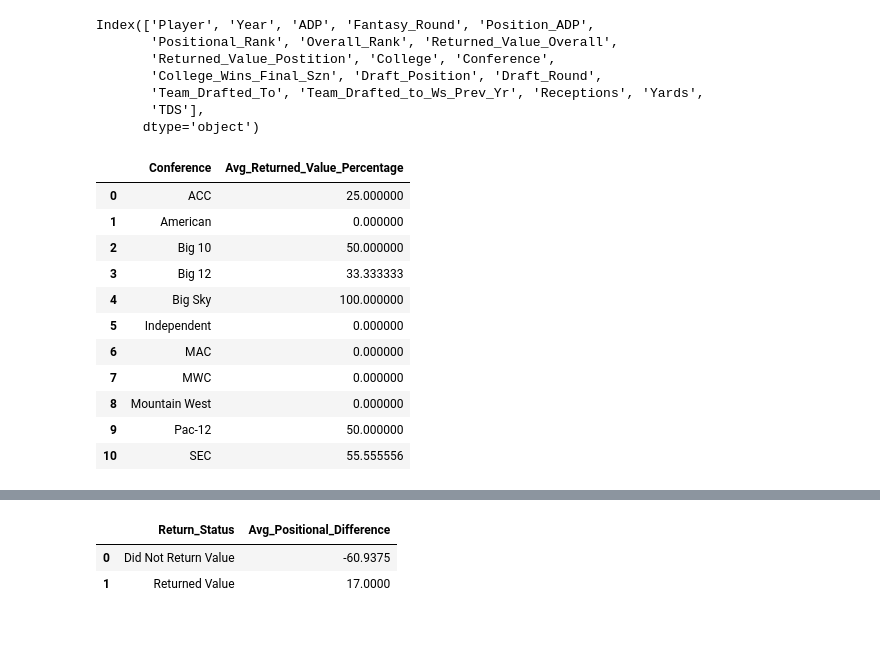
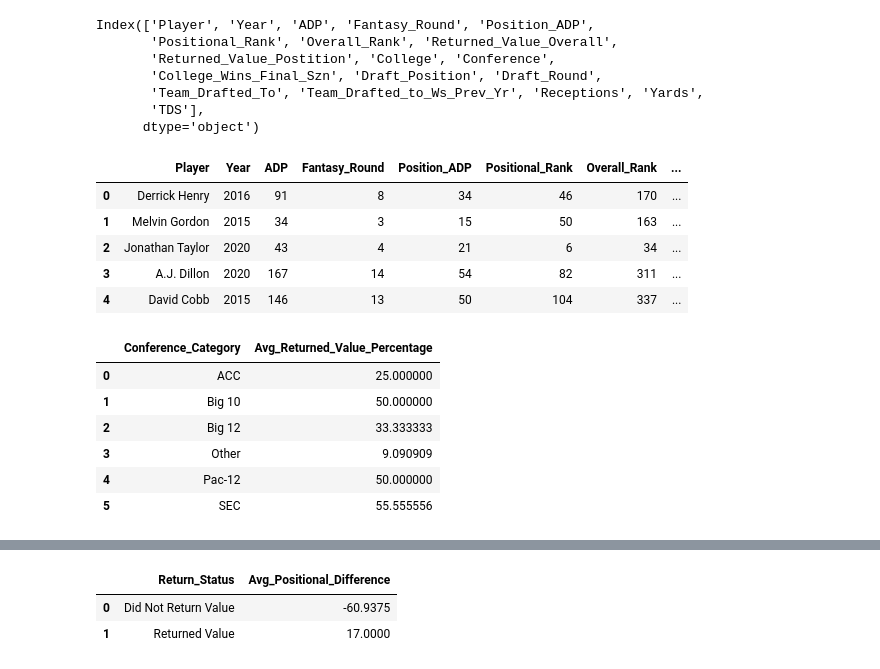
Before and after one commit to azimmer99/cse314a-project-material, a Jupyter notebook: Project_Work.ipynb, the cells around one changed output, grey strips where cells are left out. Drawn from its saved outputs; the diff is of its cells as text; code cells hidden in the pictures; blank space fills up the shorter version.

```diff
--- a/Project_Work.ipynb
+++ b/Project_Work.ipynb
@@ -17,28 +25,58 @@ Index(['Player', 'Year', 'ADP', 'Fantasy_Round', 'Position_ADP',
        'Team_Drafted_To', 'Team_Drafted_to_Ws_Prev_Yr', 'Receptions', 'Yards',
        'TDS'],
       dtype='object')
+# %%
+query = """
+SELECT
+    Player, Year, ADP, Fantasy_Round, Position_ADP, Positional_Rank,
+    Overall_Rank, Returned_Value_Overall, Returned_Value_Postition,
+    College, Conference, College_Wins_Final_Szn, Draft_Position,
+    Draft_Round, Team_Drafted_To, Team_Drafted_to_Ws_Prev_Yr,
+    Yards, TDS,
+    Carries AS Specific_Metric
+FROM rb_data
+UNION ALL
+SELECT
+    Player, Year, ADP, Fantasy_Round, Position_ADP, Positional_Rank,
+    Overall_Rank, Returned_Value_Overall, Returned_Value_Postition,
+    College, Conference, College_Wins_Final_Szn, Draft_Position,
+    Draft_Round, Team_Drafted_To, Team_Drafted_to_Ws_Prev_Yr,
+    Yards, TDS,
+    Receptions AS Specific_Metric
+FROM wr_data;
+"""
+combined_df = pysqldf(query)
+
+combined_df.head()
+# %% [output]
+|  | Player | Year | ADP | Fantasy_Round | Position_ADP | Positional_Rank | Overall_Rank | ... |
+| 0 | Derrick Henry | 2016 | 91 | 8 | 34 | 46 | 170 | ... |
+| 1 | Melvin Gordon | 2015 | 34 | 3 | 15 | 50 | 163 | ... |
+| 2 | Jonathan Taylor | 2020 | 43 | 4 | 21 | 6 | 34 | ... |
+| 3 | A.J. Dillon | 2020 | 167 | 14 | 54 | 82 | 311 | ... |
+| 4 | David Cobb | 2015 | 146 | 13 | 50 | 104 | 337 | ... |
 # %%
 # Finding the percent that return value by conference to see if its better to draft from a specific conference
 # This cell is WRs, cell below is RBs
 
-pysqldf("""
+wr_conference_return = pysqldf("""
 SELECT
-    Conference,
+    CASE
+        WHEN Conference IN ('Big 12', 'Big 10', 'ACC', 'Pac-12', 'SEC') THEN Conference
+        ELSE 'Other'
+    END AS Conference_Category,
     AVG(Returned_Value_Postition) * 100 AS Avg_Returned_Value_Percentage
 FROM wr_data
-GROUP BY Conference
+GROUP BY Conference_Category
 """)
+
+wr_conference_return
 # %% [output]
-|  | Conference | Avg_Returned_Value_Percentage |
+|  | Conference_Category | Avg_Returned_Value_Percentage |
 | 0 | ACC | 25.000000 |
-| 1 | American | 0.000000 |
-| 2 | Big 10 | 50.000000 |
-| 3 | Big 12 | 33.333333 |
-| 4 | Big Sky | 100.000000 |
-| 5 | Independent | 0.000000 |
-| 6 | MAC | 0.000000 |
-| 7 | MWC | 0.000000 |
-| 8 | Mountain West | 0.000000 |
-| 9 | Pac-12 | 50.000000 |
-| 10 | SEC | 55.555556 |
+| 1 | Big 10 | 50.000000 |
+| 2 | Big 12 | 33.333333 |
+| 3 | Other | 9.090909 |
+| 4 | Pac-12 | 50.000000 |
+| 5 | SEC | 55.555556 |
 # %%
```
Also changed, not shown: parts of 22 cells of this notebook, 2 other files.
